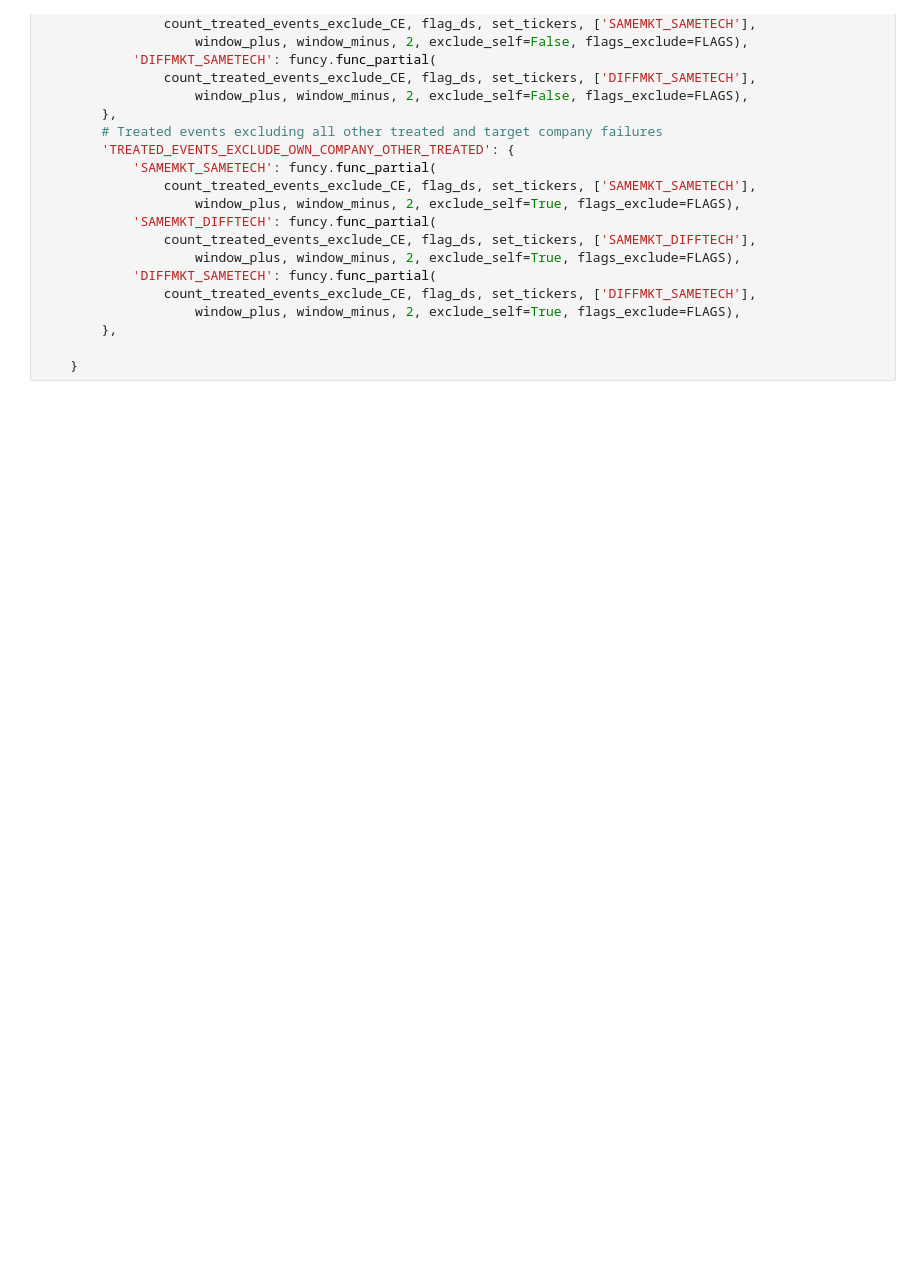
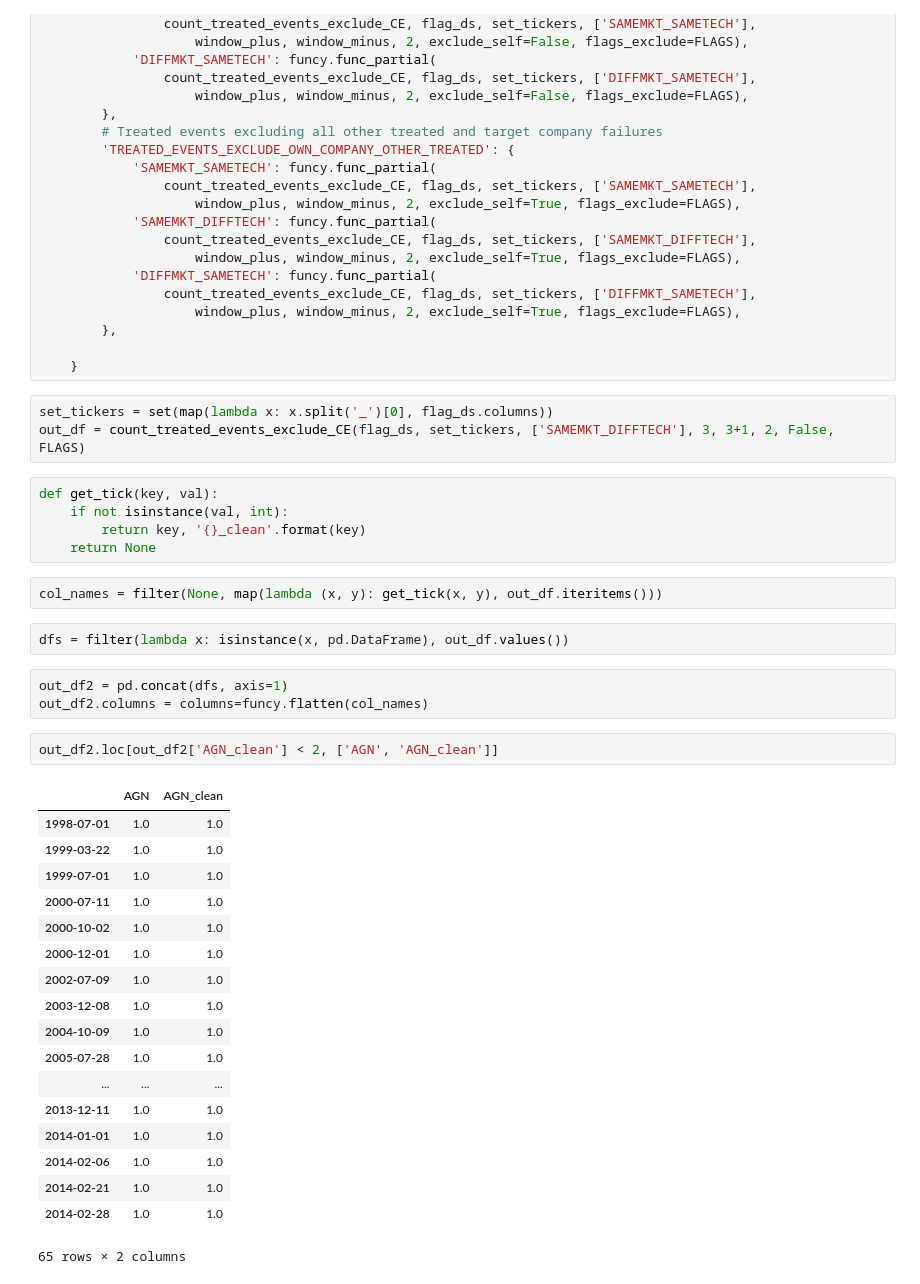
Before and after one commit to Lrraymond13/mkt_reaction_drug_failure, a Jupyter notebook: Summary Stats.ipynb, the cells around one changed output. Saved outputs shown, nothing was run; the diff lists cells and outputs as text; blank space fills up the shorter version.

```diff
--- a/Summary Stats.ipynb
+++ b/Summary Stats.ipynb
@@ -322,4 +326,40 @@ def construct_fnc_dict_obj(flag_ds, set_tickers, window_plus, window_minus):
         },
 
     }
+# %%
+set_tickers = set(map(lambda x: x.split('_')[0], flag_ds.columns))
+out_df = count_treated_events_exclude_CE(flag_ds, set_tickers, ['SAMEMKT_DIFFTECH'], 3, 3+1, 2, False, FLAGS)
+# %%
+def get_tick(key, val):
+    if not isinstance(val, int):
+        return key, '{}_clean'.format(key)
+    return None
+# %%
+col_names = filter(None, map(lambda (x, y): get_tick(x, y), out_df.iteritems()))
+# %%
+dfs = filter(lambda x: isinstance(x, pd.DataFrame), out_df.values())
+# %%
+out_df2 = pd.concat(dfs, axis=1)
+out_df2.columns = columns=funcy.flatten(col_names)
+# %%
+out_df2.loc[out_df2['AGN_clean'] < 2, ['AGN', 'AGN_clean']]
+# %% [output]
+|  | AGN | AGN_clean |
+| 1998-07-01 | 1.0 | 1.0 |
+| 1999-03-22 | 1.0 | 1.0 |
+| 1999-07-01 | 1.0 | 1.0 |
+| 2000-07-11 | 1.0 | 1.0 |
+| 2000-10-02 | 1.0 | 1.0 |
+| 2000-12-01 | 1.0 | 1.0 |
+| 2002-07-09 | 1.0 | 1.0 |
+| 2003-12-08 | 1.0 | 1.0 |
+| 2004-10-09 | 1.0 | 1.0 |
+| 2005-07-28 | 1.0 | 1.0 |
+| ... | ... | ... |
+| 2013-12-11 | 1.0 | 1.0 |
+| 2014-01-01 | 1.0 | 1.0 |
+| 2014-02-06 | 1.0 | 1.0 |
+| 2014-02-21 | 1.0 | 1.0 |
+| 2014-02-28 | 1.0 | 1.0 |
+65 rows × 2 columns
 # %%
```
Also changed, not shown: parts of 16 cells of this notebook, 1 other file.
